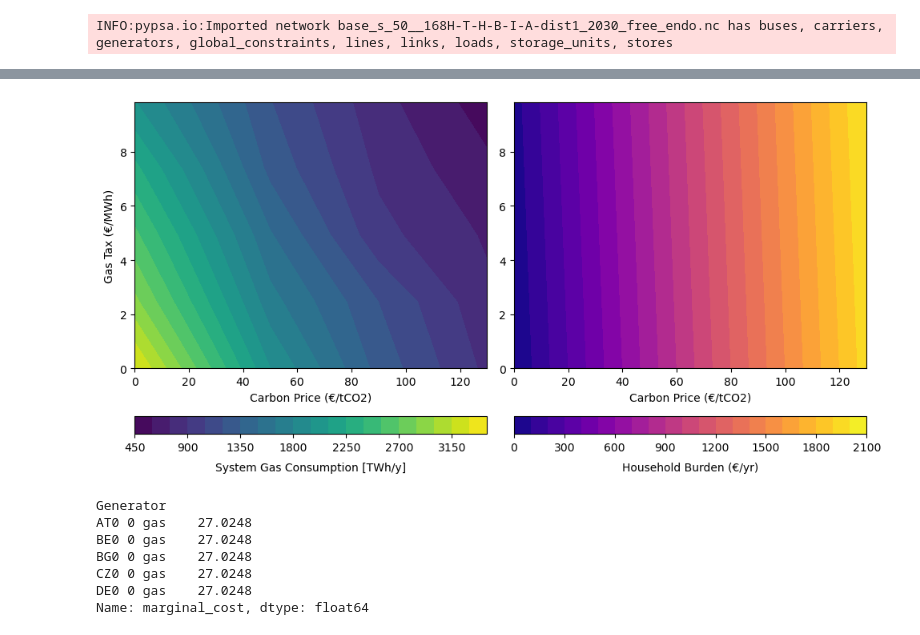
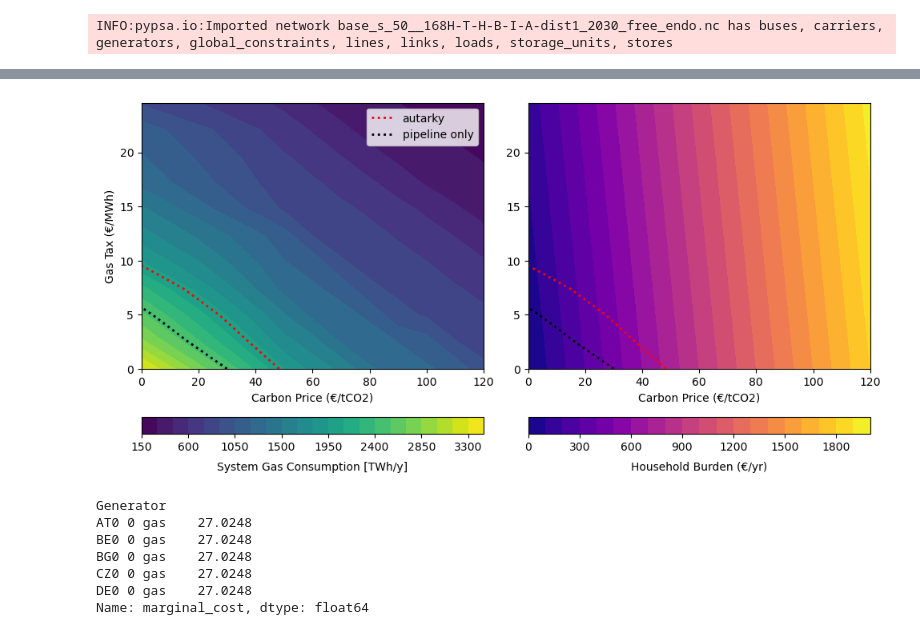
Before and after one commit to LukasFrankenQ/resilient-pypsa-eur, a Jupyter notebook: notebooks/contourplot.ipynb, the cells around one changed output, grey strips where cells are left out. Cells and saved outputs as stored; diff of their text form; code cells hidden in the pictures.

```diff
--- a/notebooks/contourplot.ipynb
+++ b/notebooks/contourplot.ipynb
@@ -13,13 +15,24 @@ sector_opts = [
     '-gas+Generator+m1.2',
     '-gas+Generator+m1.3',
     '-gas+Generator+m1.4',
+    '-gas+Generator+m1.5',
+    '-gas+Generator+m1.6',
+    '-gas+Generator+m1.7',
+    '-gas+Generator+m1.8',
+    '-gas+Generator+m1.9',
+    '-gas+Generator+m2.0',
 ]
 # %%
 tyndp_scenarios = [
     '',
     '+carbonprice-50',
+    '+carbonprice-60',
+    '+carbonprice-70',
+    '+carbonprice-80',
     '+carbonprice-90',
-    '+carbonprice-130',
+    '+carbonprice-100',
+    '+carbonprice-110',
+    '+carbonprice-120',
 ]
 # %%
 idx = pd.IndexSlice
@@ -153,29 +181,83 @@ burden
 # %%
 fig, ax = plt.subplots(1, 2, figsize=(10, 5))
 
 # Ensure values are float and no dtype issues
 consumption_np = consumption.values.astype(float)
 burden_np = burden.values.astype(float)
 
+# Meshgrid for axes
+X, Y = np.meshgrid(consumption.columns.values.astype(float), consumption.index.values.astype(float))
+
 # Plot consumption as a contourplot in first axis
-X, Y = np.meshgrid(consumption.columns.values.astype(float), consumption.index.values.astype(float))
 cf1 = ax[0].contourf(X, Y, consumption_np, levels=20, cmap="viridis")
 cb1 = plt.colorbar(cf1, ax=ax[0], orientation="horizontal", pad=0.13)
 cb1.set_label("System Gas Consumption [TWh/y]", fontsize=10, labelpad=8)
 ax[0].set_xlabel("Carbon Price (€/tCO2)")
 ax[0].set_ylabel("Gas Tax (€/MWh)")
+
+# Draw contour lines for z = 2000 and z = 2500 with different colors
+contour_colors = ['red', 'k']
+contour_labels = ['autarky', 'pipeline only']
+contour_levels = [2000, 2500]
+
+lines = ax[0].contour(
+    X, Y, consumption_np,
+    levels=contour_levels,
+    colors=contour_colors,
+    linestyles='dotted',
+    linewidths=2
+)
+
+# Instead of putting labels next to the lines, collect for legend
+from matplotlib.lines import Line2D
+legend_elements = [
+    Line2D([0], [0], color=contour_colors[0], linestyle='dotted', lw=2, label=contour_labels[0]),
+    Line2D([0], [0], color=contour_colors[1], linestyle='dotted', lw=2, label=contour_labels[1])
+]
+# Put legend in top right corner of ax[0]
+ax[0].legend(handles=legend_elements, loc='upper right', fontsize=10, frameon=True, title=None)
+
+# --- Draw dotted lines into the colorbar of the first ax ---
+# For each special contour, get its corresponding normed value and draw a dotted line on colorbar
+from matplotlib.colors import Normalize
+
+cbar_ax = cb1.ax
+norm = cf1.norm # the normalization used for the contourf
+
+vmin = cf1.get_clim()[0]
+vmax = cf1.get_clim()[1]
+
+for color, level in zip(contour_colors, contour_levels):
+    # Compute normalized value in [0,1] for the colorbar
+    if hasattr(norm, 'vmin') and hasattr(norm, 'vmax'):
+        vmin, vmax = norm.vmin, norm.vmax
+    normed = (level - vmin) / (vmax - vmin)
+    # cb1 orientation is horizontal: so x = normed, y is [0,1]
+    cbar_ax.axvline(normed, color=color, linestyle='dotted', lw=2, zorder=10)
 
 # Plot burden as a contourplot in second axis
 cf2 = ax[1].contourf(X, Y, burden_np, levels=20, cmap="plasma")
 cb2 = plt.colorbar(cf2, ax=ax[1], orientation="horizontal", pad=0.13)
 cb2.set_label("Household Burden (€/yr)", fontsize=10, labelpad=8)
 ax[1].set_xlabel("Carbon Price (€/tCO2)")
 # ax[1].set_ylabel("Gas Tax (€/MWh)")
 
+# Redraw the same special contour lines (matching colors for each level) on the burden axis
+for color, level in zip(contour_colors, contour_levels):
+    ax[1].contour(
+        X, Y, consumption_np,
+        levels=[level],
+        colors=[color],
+        linestyles='dotted',
+        linewidths=2
+    )
+
 plt.tight_layout()
+
+plt.savefig('tax_policy_burden.pdf')
 plt.show()
 # %% [output]
-[figure, old version]
+[figure, new version]
 # %%
 m.generators.loc[n.generators.carrier == 'gas', 'marginal_cost'].head()
 # %% [output]
```
Also changed, not shown: parts of 4 cells of this notebook, 4 other files.
